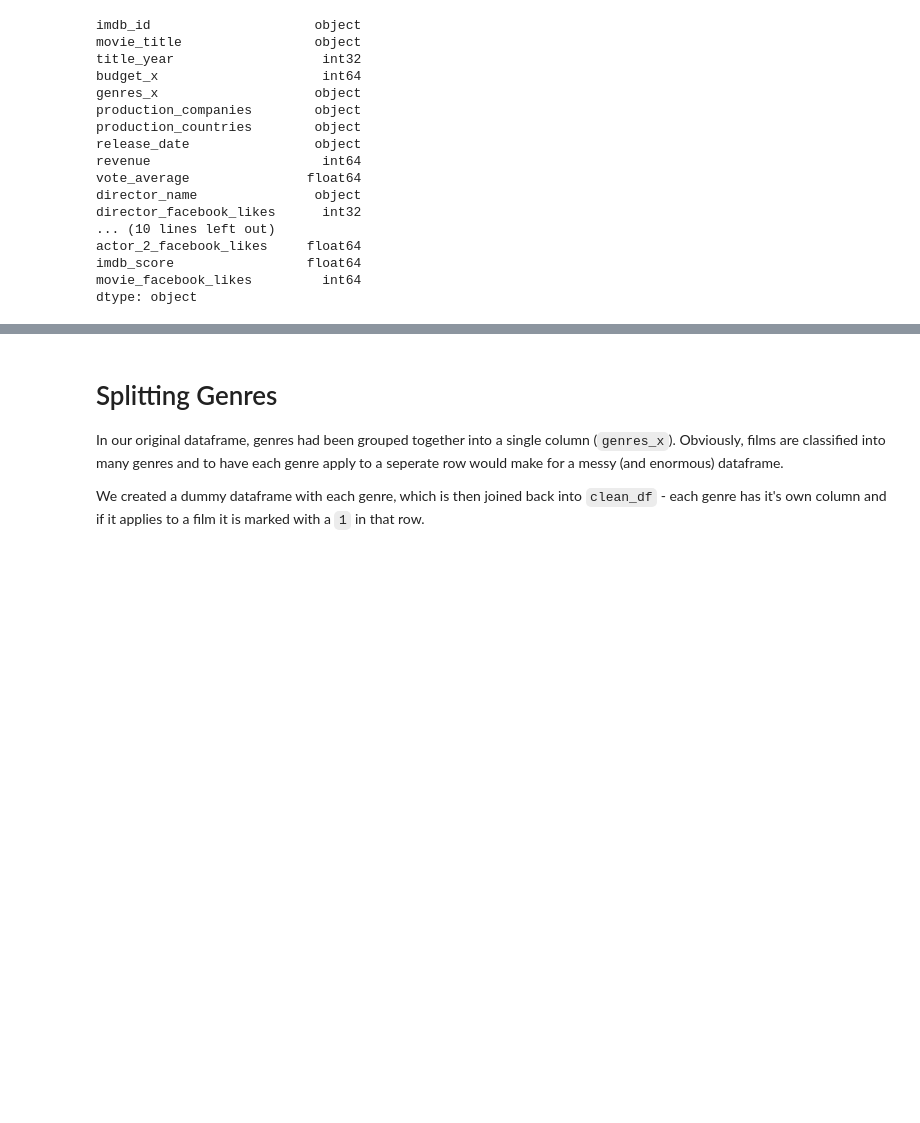
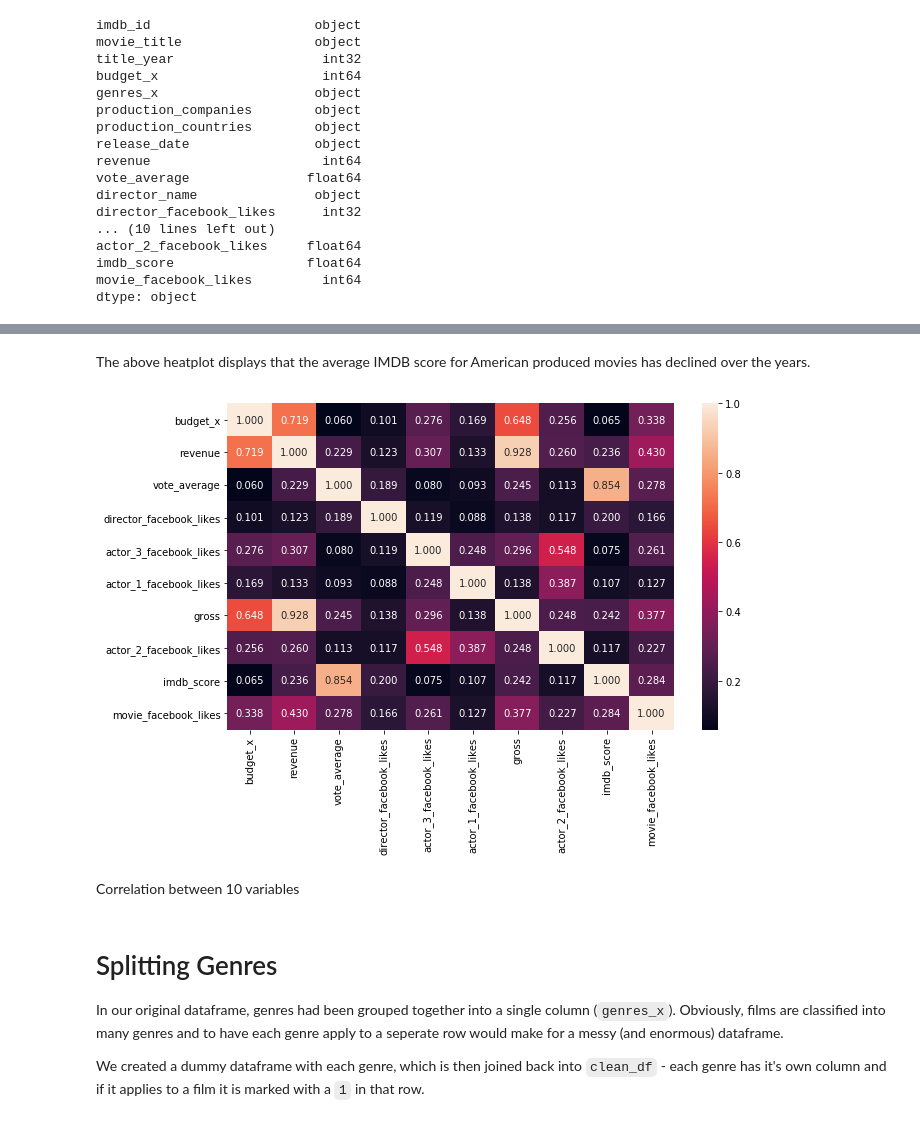
Before and after one commit to arianaroz/data-science-project-2019, a Jupyter notebook: project_working.ipynb, the cells around one changed output, grey strips where cells are left out. Drawn from its saved outputs; the diff is of its cells as text; code cells hidden in the pictures; blank space fills up the shorter version.

```diff
--- a/project_working.ipynb
+++ b/project_working.ipynb
@@ -231,3 +350,16 @@ dtype: object
+# %% [markdown]
+The above heatplot displays that the average IMDB score for American produced movies has declined over the years.
+# %%
+corr = clean_df.corr()
+# %%
+fig = plt.figure(figsize = (10,6))
+ax = fig.add_subplot(111)
+sns.heatmap(corr,ax=ax, annot=True, fmt=".3f")
+plt.show()
+# %% [output]
+[figure, added]
+# %% [markdown]
+Correlation between 10 variables
 # %% [markdown]
 # Splitting Genres
 
```
Also changed, not shown: parts of 23 cells of this notebook.
